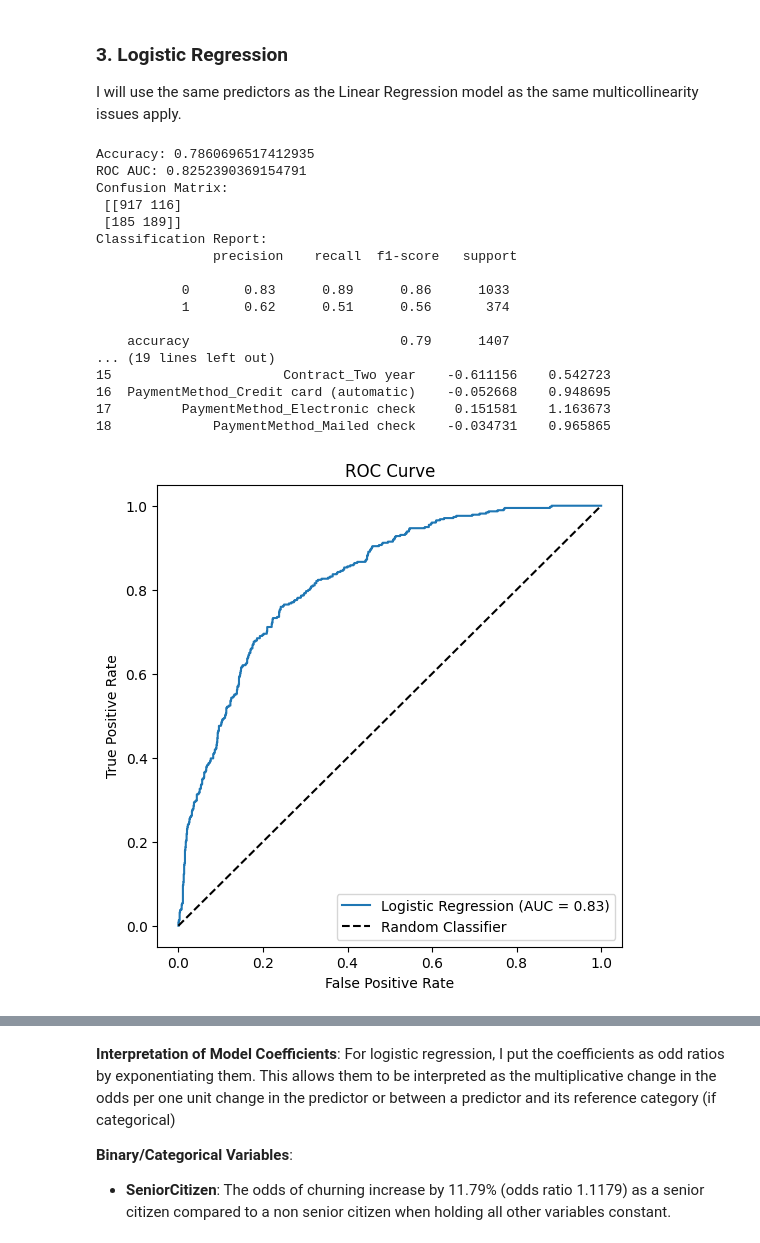
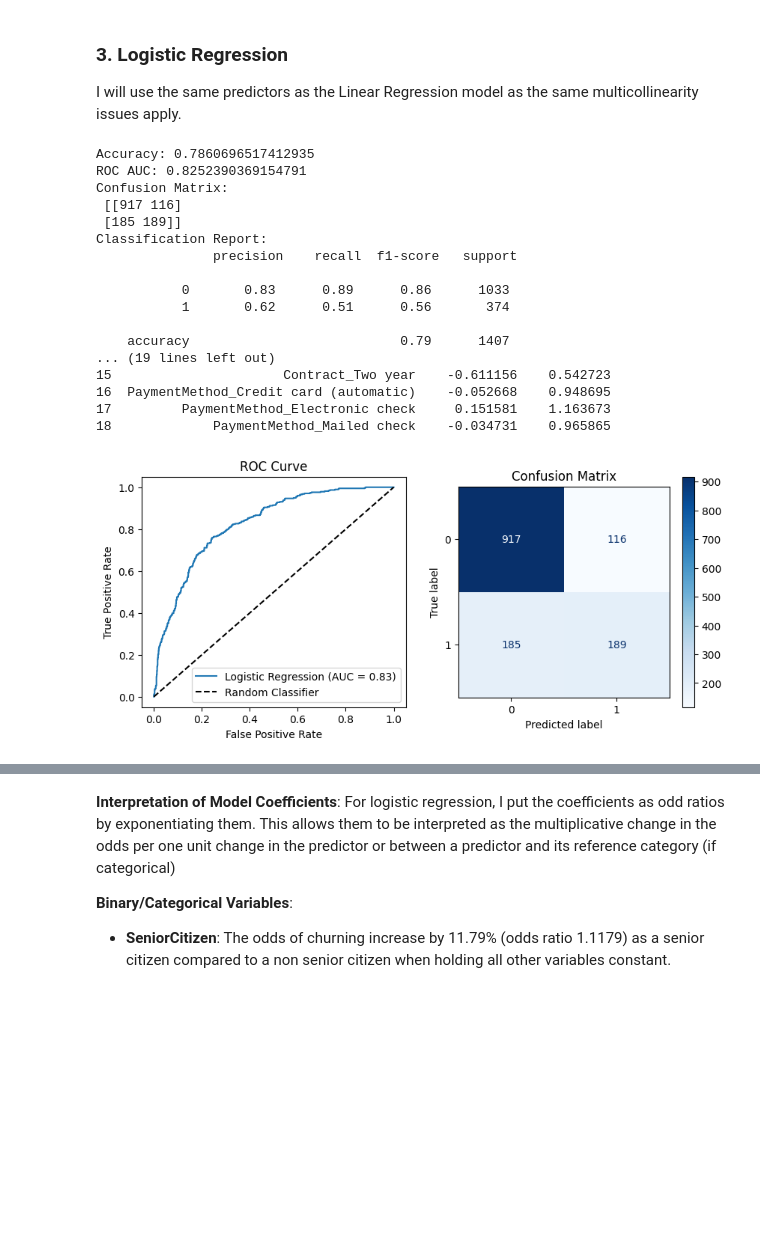
Before and after one commit to jc39963/Interpretable_ML, a Jupyter notebook: Interpretable_ML.ipynb, the cells around one changed output, grey strips where cells are left out. Saved outputs shown, nothing was run; the diff lists cells and outputs as text; code cells hidden in the pictures; blank space fills up the shorter version.

Commit message:
Updated plotting and commenting

```diff
--- a/Interpretable_ML.ipynb
+++ b/Interpretable_ML.ipynb
@@ -513,7 +498,6 @@ I will use the same predictors as the Linear Regression model as the same multic
 #a function to evaluate logistic regression model
 def evaluate_model(model, X_train, X_test, y_train, y_test, model_name):
     model.fit(X_train, y_train)
-    y_pred = model.predict(X_test)
     y_pred = model.predict(X_test)
     y_pred_prob = model.predict_proba(X_test)[:, 1]
 
@@ -530,47 +514,43 @@ def evaluate_model(model, X_train, X_test, y_train, y_test, model_name):
 
     print(coefs)
     # used ChatGPT with prompt of plotting roc-auc and confusion matrix
+    fig, axes = plt.subplots(1, 2, figsize=(10, 4))
     fpr, tpr, thresholds = roc_curve(y_test, y_pred_prob)
     roc_auc = auc(fpr, tpr)
 
-    plt.figure(figsize=(6,6))
-    plt.plot(fpr, tpr, label=f'Logistic Regression (AUC = {roc_auc:.2f})')
-    plt.plot([0,1], [0,1], 'k--', label='Random Classifier')
-    plt.xlabel('False Positive Rate')
-    plt.ylabel('True Positive Rate')
-    plt.title('ROC Curve')
-    plt.legend(loc='lower right')
-    plt.show()
+    axes[0].plot(fpr, tpr, label=f'Logistic Regression (AUC = {roc_auc:.2f})')
+    axes[0].plot([0,1], [0,1], 'k--', label='Random Classifier')
+    axes[0].set_xlabel('False Positive Rate')
+    axes[0].set_ylabel('True Positive Rate')
+    axes[0].set_title('ROC Curve')
+    axes[0].legend(loc='lower right')
 
-    y_pred = log_model.predict(X_test)
     disp = ConfusionMatrixDisplay.from_estimator(
-    log_model, X_test, y_test,
-    cmap=plt.cm.Blues,
+    model, X_test, y_test, ax=axes[1], cmap=plt.cm.Blues,
     values_format='d'
     )
-    plt.title("Confusion Matrix")
-    plt.show()
+    axes[1].set_title("Confusion Matrix")
 
     return model, y_pred
 
 #fit model
 log_model, log_pred = evaluate_model(LogisticRegression(), X_train_scaled, X_test_scaled, y_train, y_test, "Logistic Regression")
 # %% [output]
 Accuracy: 0.7860696517412935
 ROC AUC: 0.8252390369154791
 Confusion Matrix:
  [[917 116]
  [185 189]]
 Classification Report:
                precision    recall  f1-score   support
 
            0       0.83      0.89      0.86      1033
            1       0.62      0.51      0.56       374
 
     accuracy                           0.79      1407
 ... (19 lines left out)
 15                      Contract_Two year    -0.611156    0.542723
 16  PaymentMethod_Credit card (automatic)    -0.052668    0.948695
 17         PaymentMethod_Electronic check     0.151581    1.163673
 18             PaymentMethod_Mailed check    -0.034731    0.965865
-[figure, old version]
+[figure, new version]
```
Also changed, not shown: parts of 13 cells of this notebook.
